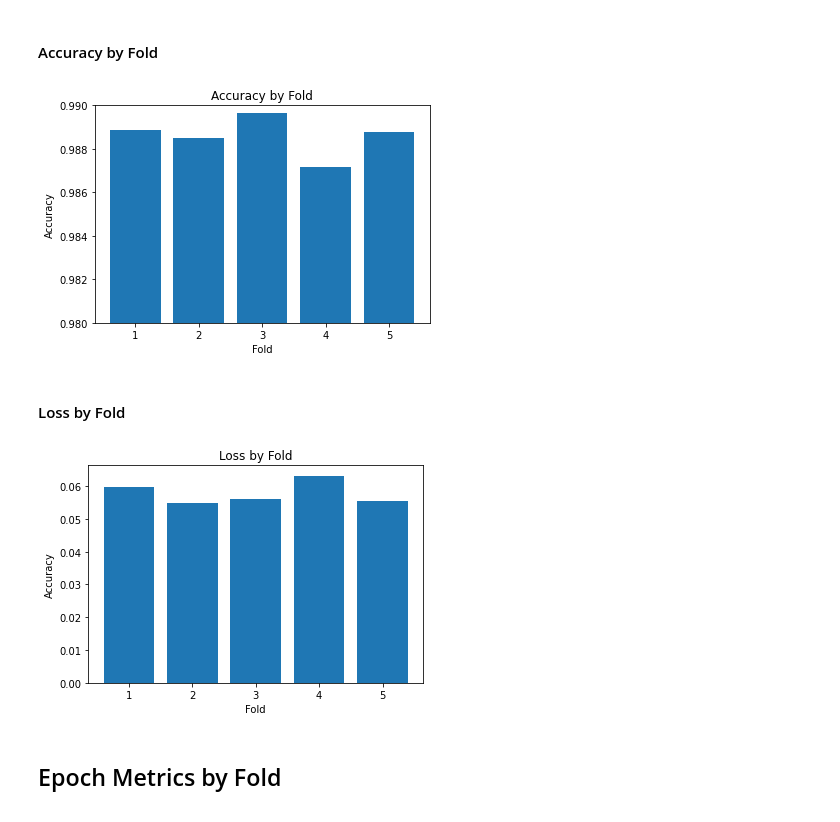
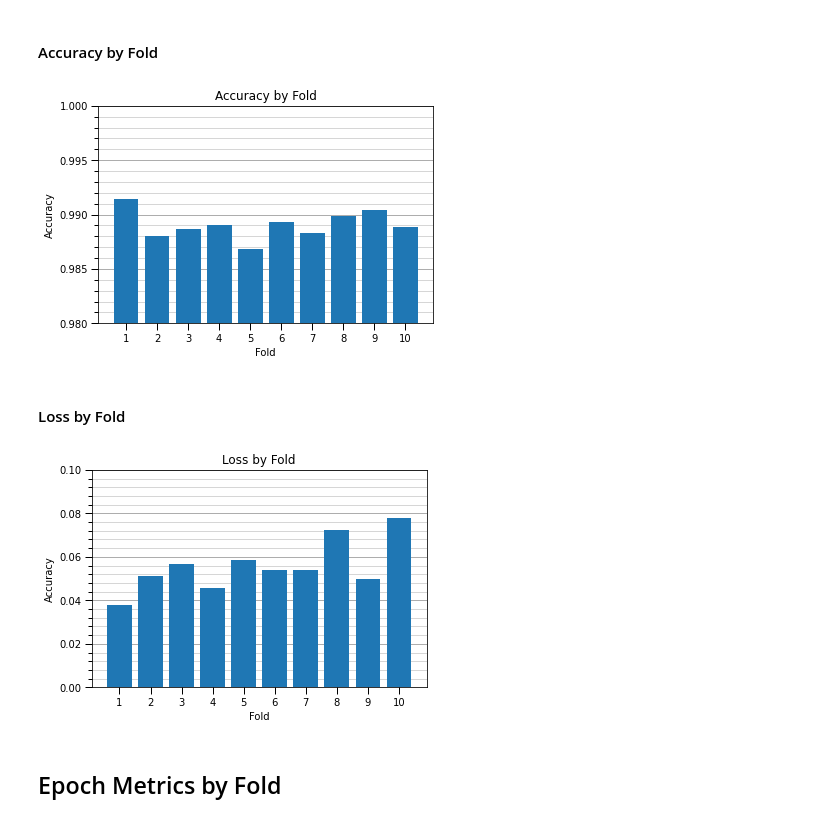
Before and after one commit to TheoryBreeze/cnn-overfitting-research, a Jupyter notebook: 3x3/3x3_kernel.ipynb, the cells around one changed output. Cells and saved outputs as stored; diff of their text form; code cells hidden in the pictures.

Commit message:
10 Fold & Graphs

```diff
--- a/3x3/3x3_kernel.ipynb
+++ b/3x3/3x3_kernel.ipynb
@@ -32,7 +32,7 @@ from tensorflow.keras.layers import Dense, Dropout, Activation, Flatten, Conv2D,
 from sklearn.model_selection import KFold
 
 # Define the K-fold Cross Validator
-kfold = KFold(n_splits=5, shuffle=True)
+kfold = KFold(n_splits=10, shuffle=True)
 acc_per_fold = []
 loss_per_fold = []
 training_metrics = []
@@ -86,7 +86,7 @@ for train, test in kfold.split(inputs_r, targets):
   scores = model.evaluate(inputs_r[test], targets[test])
   print(f'Score for fold {fold_no}: {model.metrics_names[0]} of {scores[0]}; {model.metrics_names[1]} of {scores[1]*100}%')
 
-  acc_per_fold.append(scores[1] * 100)
+  acc_per_fold.append(scores[1])
   loss_per_fold.append(scores[0])
 
   # Increase fold number
@@ -124,28 +128,44 @@ with open("metrics.py", "w") as file:
 # %% [markdown]
 #### Accuracy by Fold
 # %%
-x_fold = range(1, 6)
-y_fold_acc = acc_per_fold1
+x_fold = range(1, 11)
+y_fold_acc = acc_per_fold
 
 fig, ax = plt.subplots()
 fig.set_facecolor("white")
 
 ax.bar(x_fold, y_fold_acc)
 
 # Title and Axes
 ax.set_title("Accuracy by Fold")
 ax.set_xlabel("Fold")
 ax.set_ylabel("Accuracy")
+
+# Major & Minor Ticks
 ax.set_xticks(x_fold)
-ax.set_ylim(0.98, 0.99)
+ax.set_ylim(0.98, 1)
+ax.set_yticks(np.arange(0.98, 1.00, step=0.005))
+ax.yaxis.set_minor_locator(AutoMinorLocator(5))
 
+ax.tick_params(which='both', width=1)
+ax.tick_params(which='major', length=7)
+ax.tick_params(which='minor', length=4)
+
+# Grid
+plt.grid(which="major", axis="y", color="#000", alpha=0.4)
+plt.grid(which="minor", axis="y", color="#000", alpha=0.2)
+ax.set_axisbelow(True)
+
+# Save and Show
+my_path = os.path.abspath('')
+plt.savefig(my_path + "\graphs\\acc_by_fold.png", dpi=400)
 plt.show()
 # %% [output]
-[figure, old version]
+[figure, new version]
 # %% [markdown]
 #### Loss by Fold
 # %%
-x_fold = range(1, 6)
+x_fold = range(1, 11)
 y_fold_loss = loss_per_fold
 
 fig, ax = plt.subplots()
@@ -157,11 +177,28 @@ ax.bar(x_fold, y_fold_loss)
 ax.set_title("Loss by Fold")
 ax.set_xlabel("Fold")
 ax.set_ylabel("Accuracy")
+
+# Major & Minor Ticks
 ax.set_xticks(x_fold)
+ax.set_ylim(top=0.09)
+ax.set_yticks(np.arange(0, 0.11, step=0.02))
+ax.yaxis.set_minor_locator(AutoMinorLocator(5))
 
+ax.tick_params(which='both', width=1)
+ax.tick_params(which='major', length=7)
+ax.tick_params(which='minor', length=4)
+
+# Grid
+plt.grid(which="major", axis="y", color="#000", alpha=0.4)
+plt.grid(which="minor", axis="y", color="#000", alpha=0.2)
+ax.set_axisbelow(True)
+
+# Save and Show
+my_path = os.path.abspath('')
+plt.savefig(my_path + "\graphs\\loss_by_fold.png", dpi=400)
 plt.show()
 # %% [output]
-[figure, old version]
+[figure, new version]
 # %% [markdown]
 ## Epoch Metrics by Fold
 # %% [markdown]
```
Also changed, not shown: parts of 8 cells of this notebook, 19 other files.
